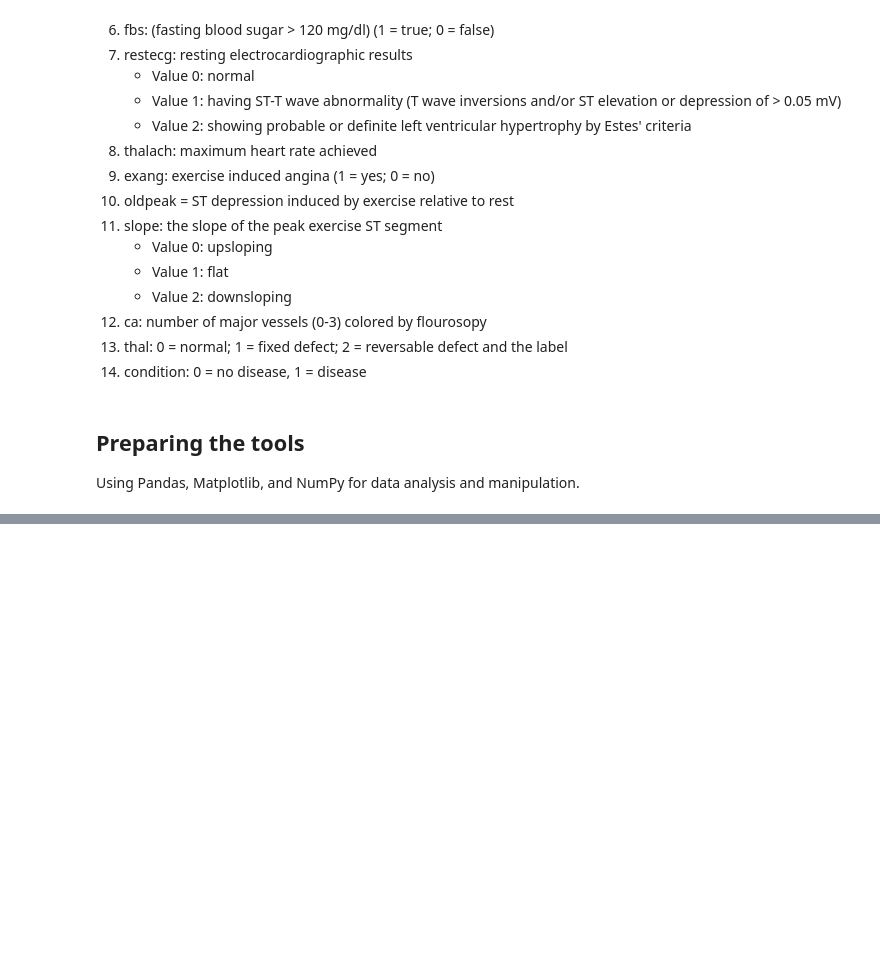
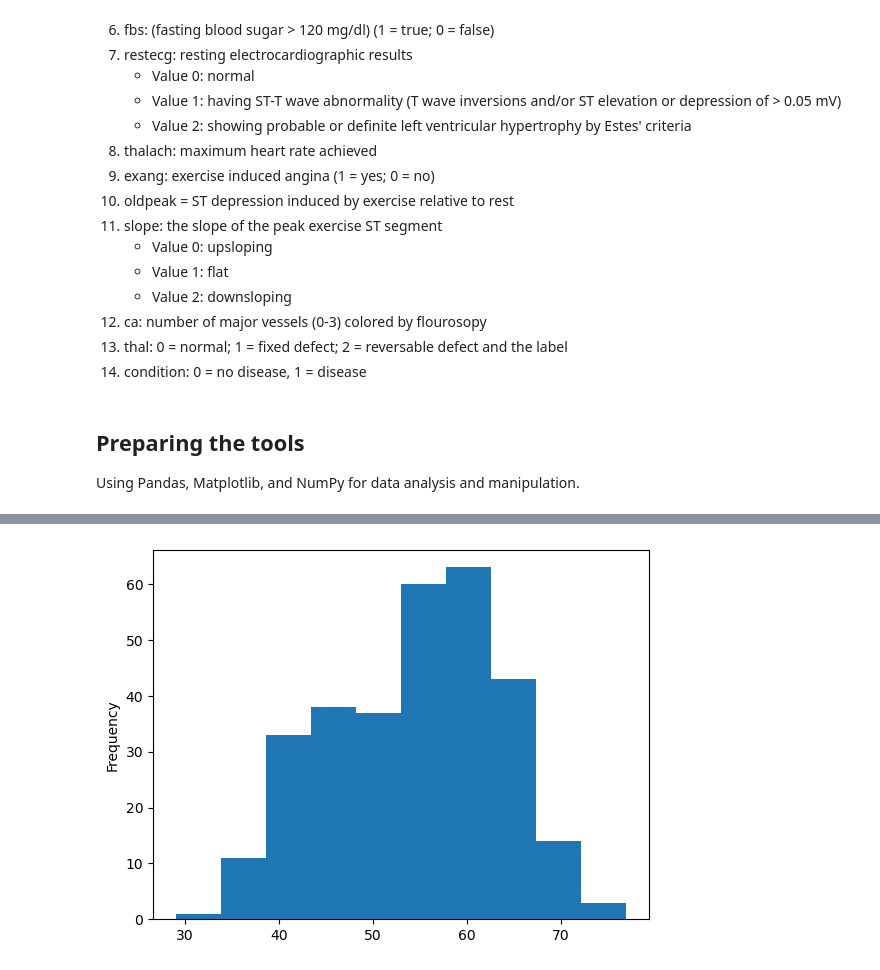
Before and after one commit to walread/heart-disease-project, a Jupyter notebook: heart-disease-classification.ipynb, the cells around one changed output, grey strips where cells are left out. Saved outputs shown, nothing was run; the diff lists cells and outputs as text; code cells hidden in the pictures; blank space fills up the shorter version.

```diff
--- a/heart-disease-classification.ipynb
+++ b/heart-disease-classification.ipynb
@@ -83,0 +219,5 @@ from sklearn.metrics import plot_roc_curve
+# %%
+# Check the distribution of the age column with a histogram
+df.age.plot.hist();
+# %% [output]
+[figure, added]
```
Also changed, not shown: parts of 18 cells of this notebook.
